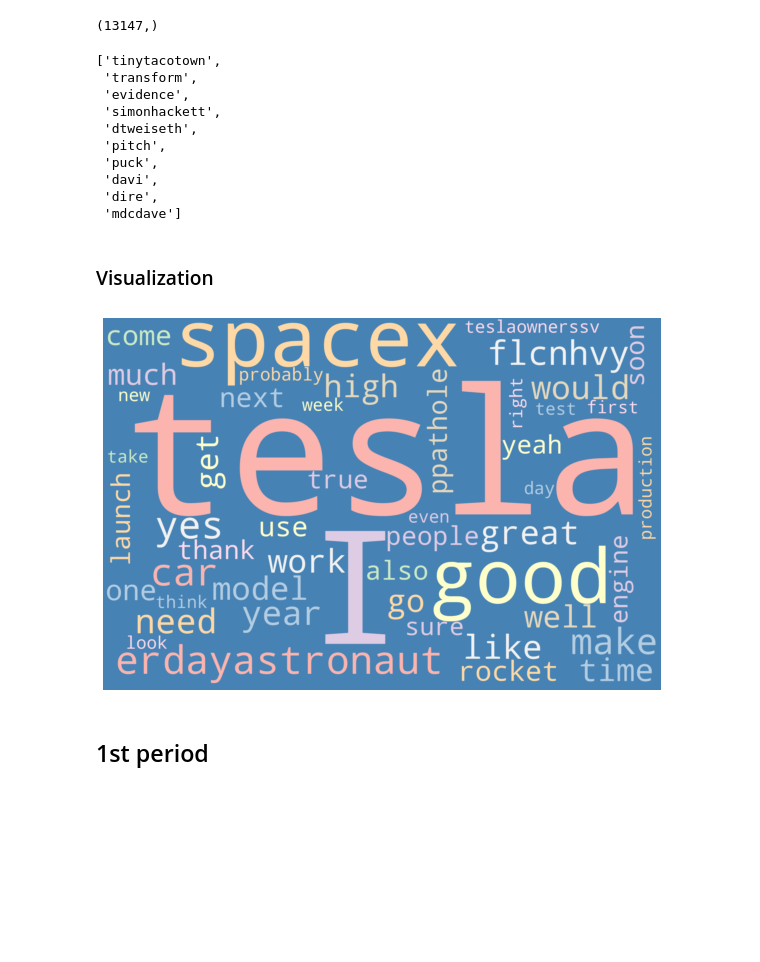
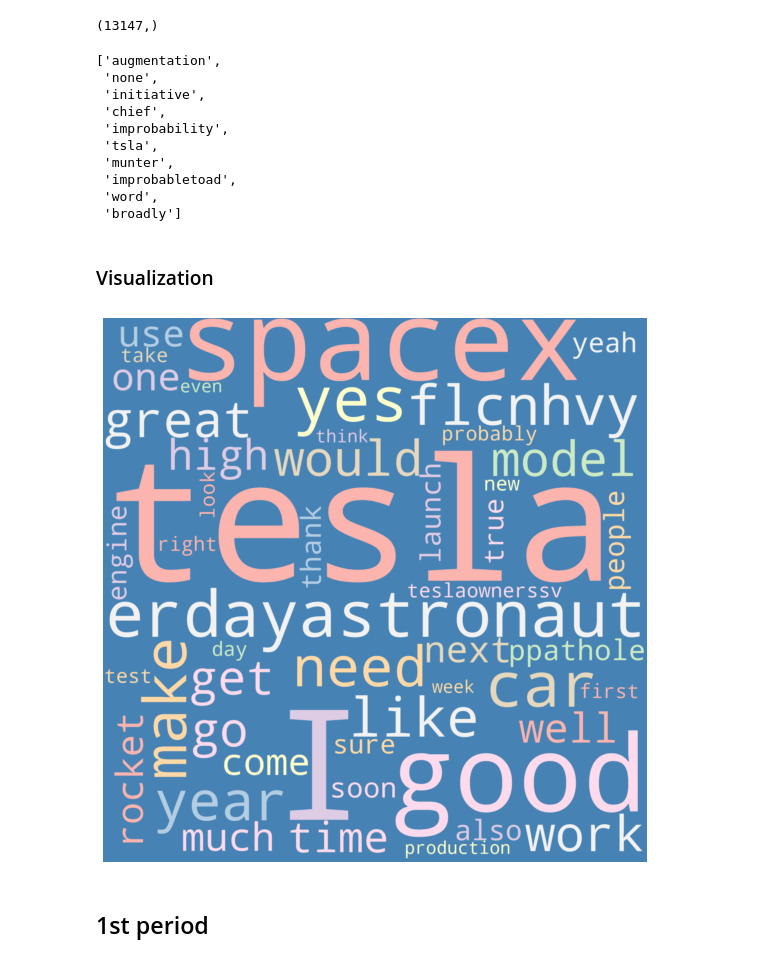
Before and after one commit to al-nguyen/twitter_wordcloud, a Jupyter notebook: twitter_wordcloud.ipynb, the cells around one changed output. Cells and saved outputs as stored; diff of their text form; code cells hidden in the pictures; blank space fills up the shorter version.

```diff
--- a/twitter_wordcloud.ipynb
+++ b/twitter_wordcloud.ipynb
@@ -88,8 +88,7 @@ stopwords.add('http')
 stopwords.add('co')
 
 el_df['lemm_tk'] = el_df['text_no_punc'].apply(lambda x: [word.lemma_ for word in nlp(x)])
-el_df['filter_tk'] = el_df['lemm_tk'].apply(lambda x: [word for word in x
-                                                                  if not word in stopwords
+el_df['filter_tk'] = el_df['lemm_tk'].apply(lambda x: [word for word in x if not word in stopwords
                                                                   and word.isalpha()])
 #the last filter is to remove number because number standing alone maybe make no sense
 # %%
@@ -126,14 +123,14 @@ np.shape(bag_words)
 # %%
 bag_words[:10]
 # %% [output]
-['tinytacotown',
- 'transform',
- 'evidence',
- 'simonhackett',
- 'dtweiseth',
- 'pitch',
- 'puck',
- 'davi',
- 'dire',
- 'mdcdave']
+['augmentation',
+ 'none',
+ 'initiative',
+ 'chief',
+ 'improbability',
+ 'tsla',
+ 'munter',
+ 'improbabletoad',
+ 'word',
+ 'broadly']
 # %%
@@ -145,18 +142,18 @@ for word in bag_words:
 ### Visualization
 # %%
 #can set a cutoff by max_words
-wc = WordCloud(width = 3000, height = 2000, random_state=1, background_color='steelblue', colormap='Pastel1'
-               , collocations=False, stopwords = STOPWORDS
-               , max_words=50).generate_from_frequencies(bag_words_frequency)
+wc = WordCloud(width = 2000, height = 2000, random_state=1, background_color='steelblue', colormap='Pastel1'
+               ,collocations=False, stopwords = STOPWORDS
+               ,max_words=50).generate_from_frequencies(bag_words_frequency)
 
 # show
 plt.figure(figsize=(10,10))
 plt.imshow(wc, interpolation="bilinear")
 plt.axis("off")
 plt.savefig("pics/elon_musk_overall.png", bbox_inches='tight', dpi=600)
 plt.show()
 # %% [output]
-[figure, old version]
+[figure, new version]
 # %% [markdown]
 ## 1st period
 # %%
```
Also changed, not shown: parts of 19 cells of this notebook.
